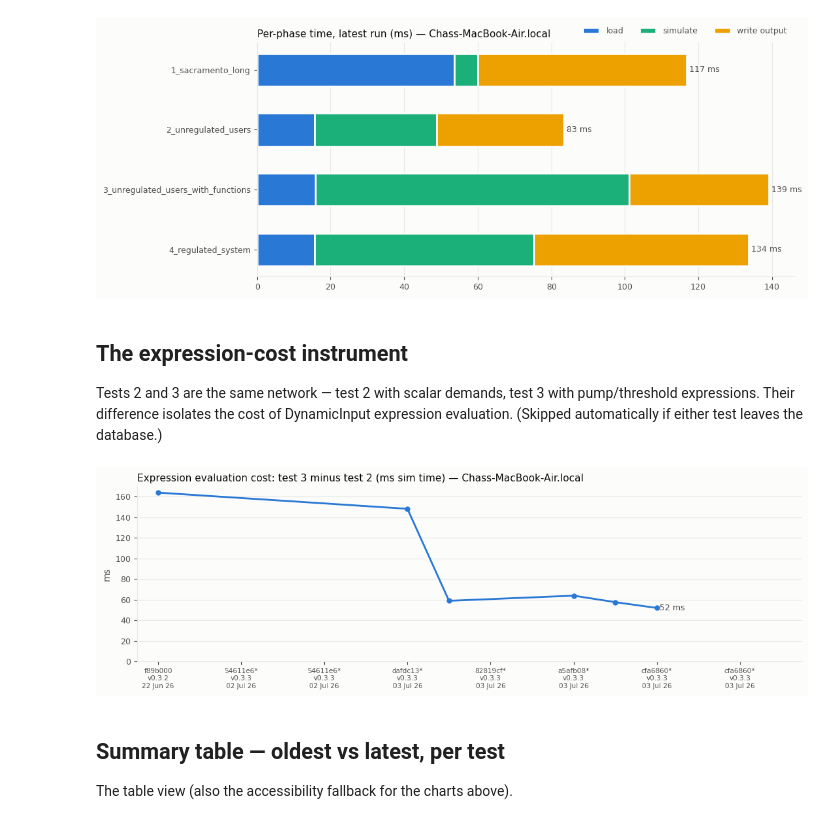
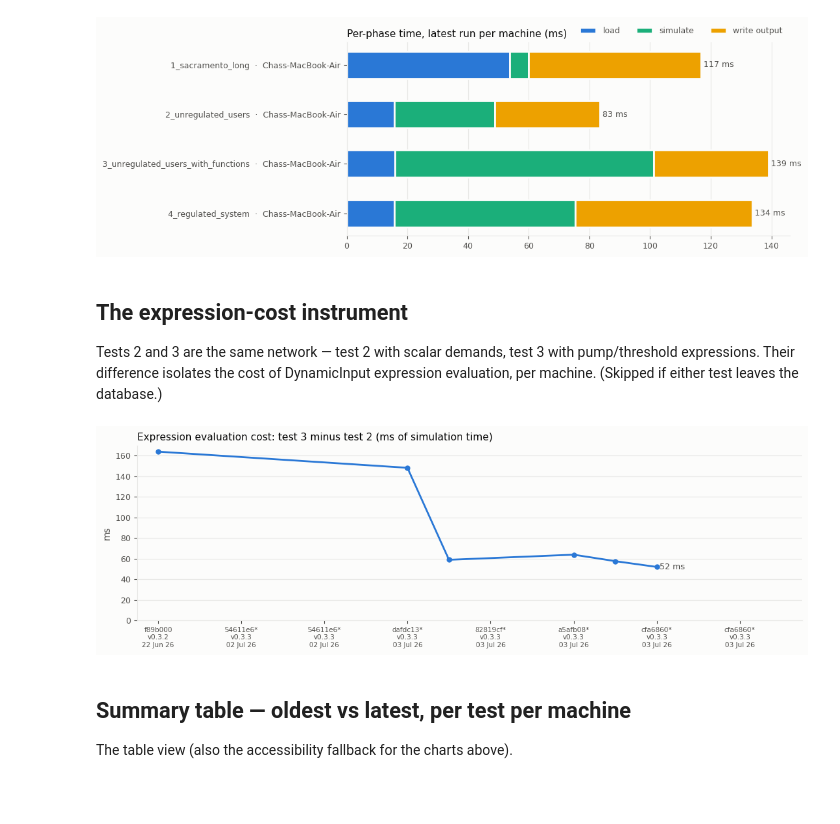
Before and after one commit to chasegan/Kalix, a Jupyter notebook: regression_tests/speed/speed_results_analysis.ipynb, the cells around one changed output. Saved outputs shown, nothing was run; the diff lists cells and outputs as text; code cells hidden in the pictures; blank space fills up the shorter version.

```diff
--- a/regression_tests/speed/speed_results_analysis.ipynb
+++ b/regression_tests/speed/speed_results_analysis.ipynb
@@ -187,67 +191,85 @@ the chart that says where the next optimisation effort should aim.
 # %%
-latest = (df[df.hostname == HOST].sort_values(["commit_date", "test_date"])
-            .groupby("test_name").tail(1).set_index("test_name").loc[TESTS])
+latest = (df.sort_values(["commit_date", "test_date"])
+            .groupby(["test_name", "hostname"]).tail(1))
+# Row order: tests in discovery order, machines in discovery order within each
+rows = [(t, m) for t in TESTS for m in MACHINES
+        if not latest[(latest.test_name == t) & (latest.hostname == m)].empty]
+latest = latest.set_index(["test_name", "hostname"]).loc[rows]
 
 PHASES = [("load_min_ms", "load", "#2a78d6"),
           ("sim_min_ms", "simulate", "#1baf7a"),
           ("output_min_ms", "write output", "#eda100")]
 
-fig, ax = plt.subplots(figsize=(11, 0.9 * len(TESTS) + 0.8), facecolor=SURFACE)
-style_axes(ax, f"Per-phase time, latest run (ms) — {HOST}")
+fig, ax = plt.subplots(figsize=(11, 0.55 * len(rows) + 1.6), facecolor=SURFACE)
+style_axes(ax, "Per-phase time, latest run per machine (ms)")
 ax.grid(axis="x", color=GRID, linewidth=0.8)
 ax.grid(axis="y", visible=False)
 
-y = range(len(latest))
+y = range(len(rows))
 left = pd.Series(0.0, index=latest.index)
 for col, label, colour in PHASES:
     ax.barh(y, latest[col], left=left, height=0.55, color=colour, label=label,
-            edgecolor=SURFACE, linewidth=2)  # 2px surface gap between segments
+            edgecolor=SURFACE, linewidth=2)
     left += latest[col]
 
-for i, (name, total) in enumerate(left.items()):
+for i, total in enumerate(left):
     ax.annotate(f" {total:.0f} ms", (total, i), fontsize=9, color=INK_2, va="center")
 
-ax.set_yticks(list(y), latest.index, fontsize=9)
+labels = [f"{t}  ·  {short_host(m)}" for t, m in rows]
+ax.set_yticks(list(y), labels, fontsize=9)
 ax.invert_yaxis()
 ax.legend(frameon=False, fontsize=9, labelcolor=INK_2, ncols=3,
           loc="lower right", bbox_to_anchor=(1, 1.0))
 fig.tight_layout()
 plt.show()
 # %% [output]
-[figure, old version]
+[figure, new version]
 # %% [markdown]
 ## The expression-cost instrument
 
 Tests 2 and 3 are the same network — test 2 with scalar demands, test 3 with
 pump/threshold expressions. Their difference isolates the cost of DynamicInput
-expression evaluation. (Skipped automatically if either test leaves the
+expression evaluation, per machine. (Skipped if either test leaves the
 database.)
 # %%
 CONTROL, WITH_FUNCS = "2_unregulated_users", "3_unregulated_users_with_functions"
 
 if {CONTROL, WITH_FUNCS} <= set(TESTS):
-    wide = (df[df.hostname == HOST]
-            .pivot_table(index="run_id", columns="test_name", values="sim_min_ms", aggfunc="min")
-            .dropna(subset=[CONTROL, WITH_FUNCS]))
-    overhead = wide[WITH_FUNCS] - wide[CONTROL]
-
     fig, ax = plt.subplots(figsize=(11, 3.6), facecolor=SURFACE)
-    style_axes(ax, f"Expression evaluation cost: test 3 minus test 2 (ms sim time) — {HOST}")
-    ax.plot(overhead.index, overhead.values, color="#2a78d6", linewidth=2,
-            marker="o", markersize=5)
-    ax.annotate(f" {overhead.iloc[-1]:.0f} ms", (overhead.index[-1], overhead.iloc[-1]),
-                fontsize=9, color=INK_2, va="center")
-    ax.set_ylim(bottom=0)
-    ax.set_ylabel("ms", fontsize=10, color=INK_2)
-    apply_run_axis(ax)
-    fig.tight_layout()
-    plt.show()
+    style_axes(ax, "Expression evaluation cost: test 3 minus test 2 (ms of simulation time)")
+    plotted = False
+    for machine in MACHINES:
+        wide = (df[df.hostname == machine]
+                .pivot_table(index="run_id", columns="test_name",
+                             values="sim_min_ms", aggfunc="min"))
+        if not {CONTROL, WITH_FUNCS} <= set(wide.columns):
+            continue
+        wide = wide.dropna(subset=[CONTROL, WITH_FUNCS])
+        if wide.empty:
+            continue
+        overhead = wide[WITH_FUNCS] - wide[CONTROL]
+        colour = MACHINE_COLOURS[machine]
+        ax.plot(overhead.index, overhead.values, color=colour, linewidth=2,
+                marker="o", markersize=5)
+        ax.annotate(f" {overhead.iloc[-1]:.0f} ms", (overhead.index[-1], overhead.iloc[-1]),
+                    fontsize=9, color=INK_2, va="center")
+        plotted = True
+    if plotted:
+        ax.set_ylim(bottom=0)
+        ax.set_ylabel("ms", fontsize=10, color=INK_2)
+        apply_run_axis(ax, max_ticks=14)
+        machine_legend(fig)
+        fig.tight_layout()
+        plt.show()
+    else:
+        plt.close(fig)
+        print("No machine has measured both instrument tests yet.")
 else:
     print("Instrument tests not both present in the database - skipped.")
 # %% [output]
-[figure, old version]
+[figure, new version]
 # %% [markdown]
-## Summary table — oldest vs latest, per test
+## Summary table — oldest vs latest, per test per machine
 
 The table view (also the accessibility fallback for the charts above).
 # %%
```
Also changed, not shown: parts of 10 cells of this notebook, 1 other file.
